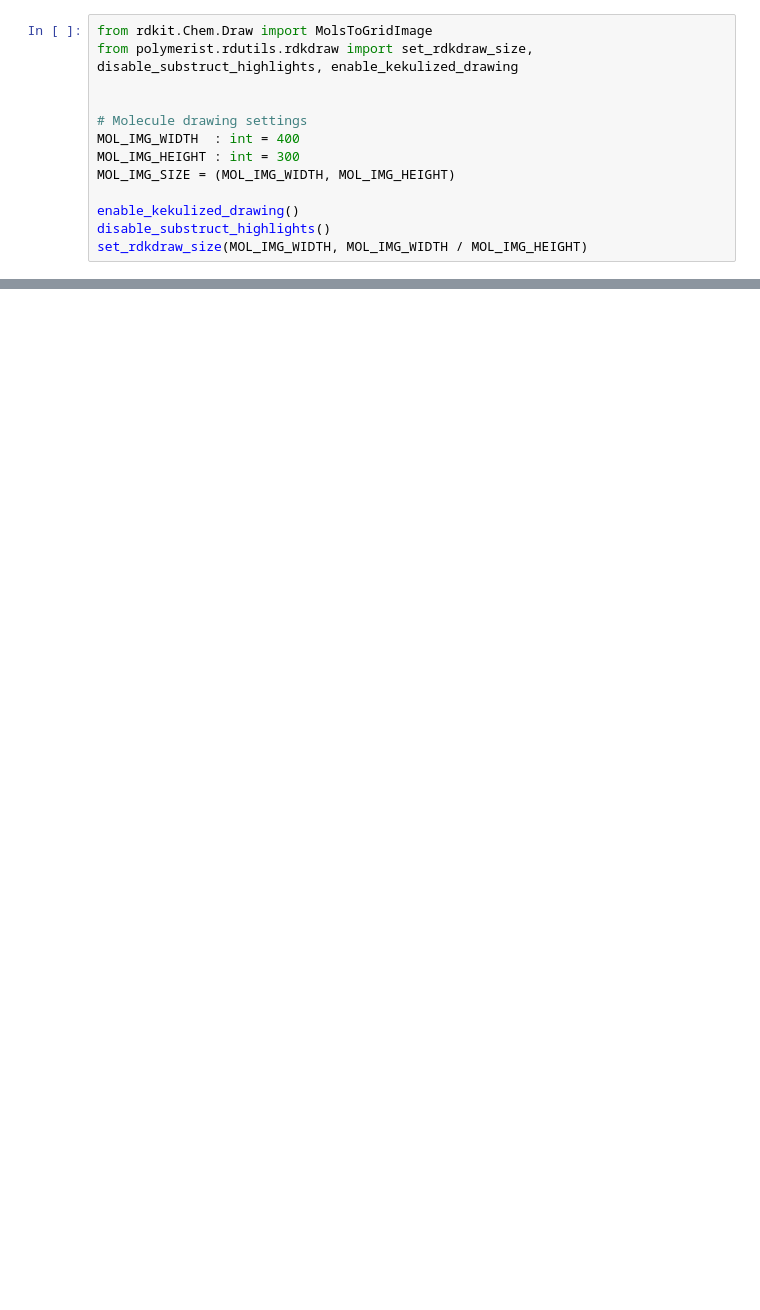
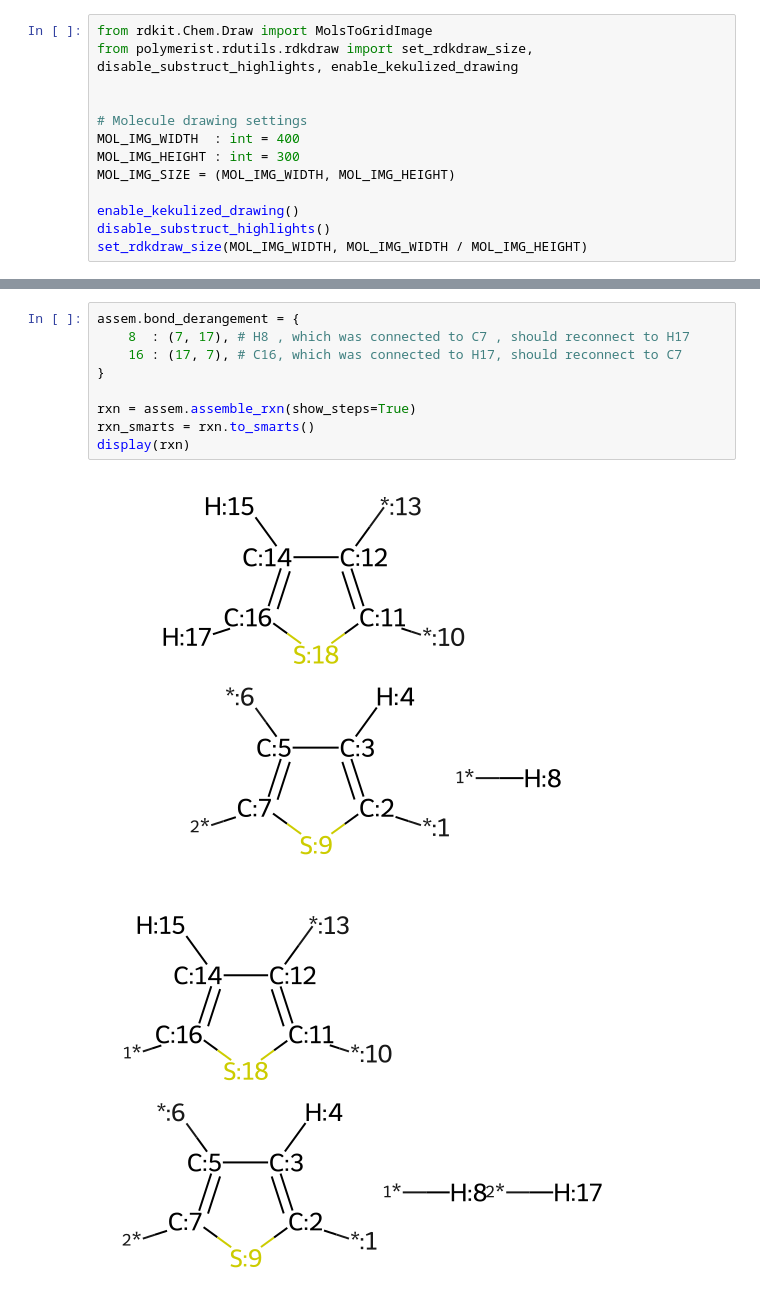
Before and after one commit to timbernat/polymerist_examples, a Jupyter notebook: 1-polymerization/4-functionalized_polythiophenes.ipynb, the cells around one changed output, grey strips where cells are left out. Drawn from its saved outputs; the diff is of its cells as text; blank space fills up the shorter version.

```diff
--- a/1-polymerization/4-functionalized_polythiophenes.ipynb
+++ b/1-polymerization/4-functionalized_polythiophenes.ipynb
@@ -221,0 +96,12 @@ mbmol_to_openmm_pdb(polymer_path, polymer)
+# %%
+assem.bond_derangement = {
+    8  : (7, 17), # H8 , which was connected to C7 , should reconnect to H17
+    16 : (17, 7), # C16, which was connected to H17, should reconnect to C7
+}
+
+rxn = assem.assemble_rxn(show_steps=True)
+rxn_smarts = rxn.to_smarts()
+display(rxn)
+# %% [output]
+[figure, added]
+[figure, added]
```
Also changed, not shown: parts of 39 cells of this notebook.
